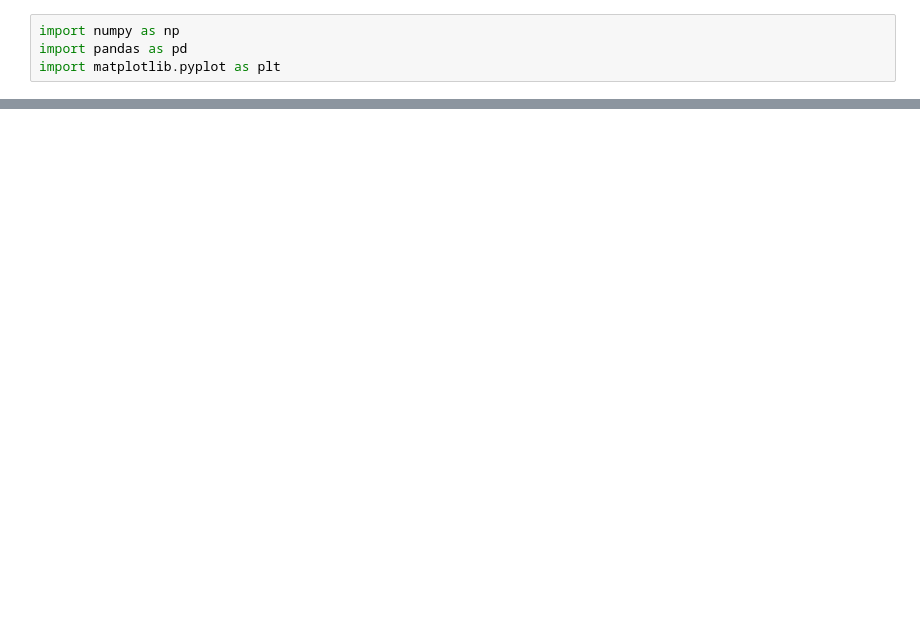
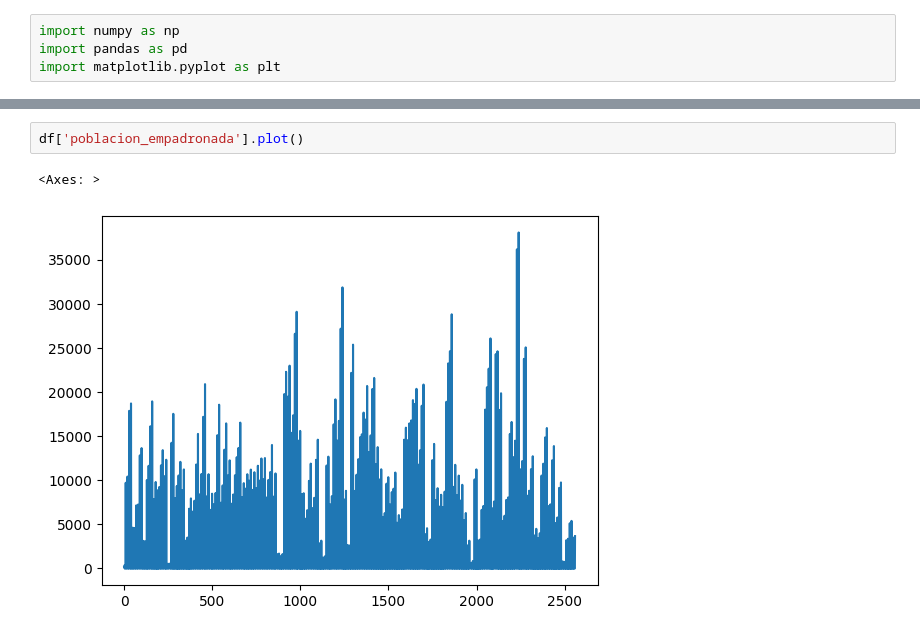
Before and after one commit to nyainamalala/Grupo5_Analisis, a Jupyter notebook: Notebooks/04MiguelAngel/04.MiguelAngel.ipynb, the cells around one changed output, grey strips where cells are left out. Drawn from its saved outputs; the diff is of its cells as text; blank space fills up the shorter version.

```diff
--- a/Notebooks/04MiguelAngel/04.MiguelAngel.ipynb
+++ b/Notebooks/04MiguelAngel/04.MiguelAngel.ipynb
@@ -14,0 +231,5 @@ df.head()
+# %%
+df['poblacion_empadronada'].plot()
+# %% [output]
+<Axes: >
+[figure, added]
```
Also changed, not shown: parts of 17 cells of this notebook.
